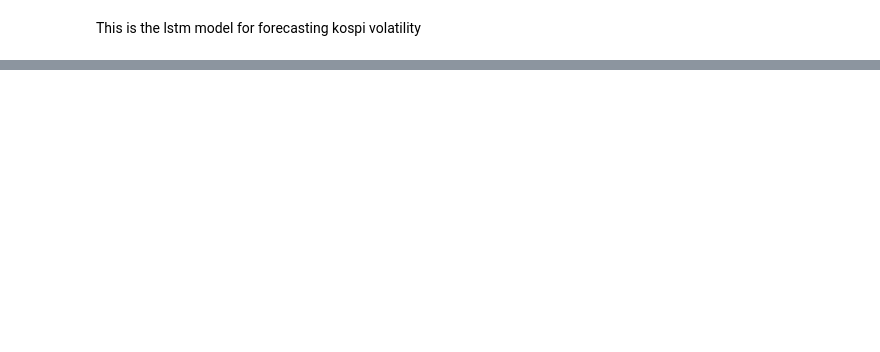
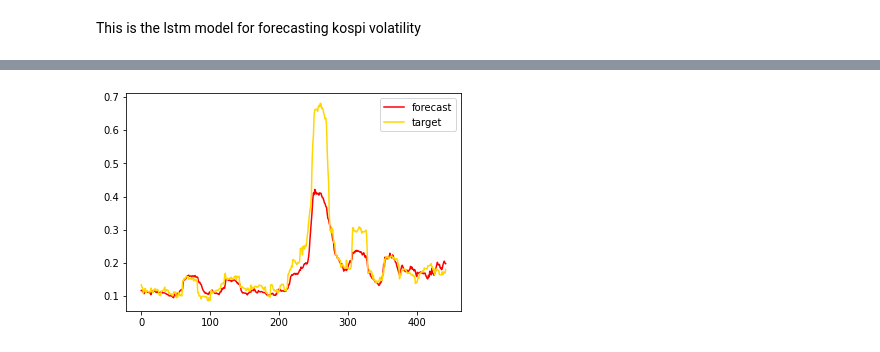
Before and after one commit to eddie8615/cs_project, a Jupyter notebook: lstm_model.ipynb, the cells around one changed output, grey strips where cells are left out. Cells and saved outputs as stored; diff of their text form; code cells hidden in the pictures; blank space fills up the shorter version.

```diff
--- a/lstm_model.ipynb
+++ b/lstm_model.ipynb
@@ -172,0 +196,28 @@ from tensorflow import keras
+# %%
+def create_model(activation='tanh', neurons1=1, neurons2=1, neurons3=1):
+    if(K.backend() == 'tensorflow'):
+        K.clear_session()
+    model = Sequential()
+    model.add(LSTM(units=2, return_sequences=False, input_shape=(Xtrain.shape[1], Xtrain.shape[2])))
+    model.add(Dropout(0.2))
+    # if(n_layers==1):
+    #     model.add(LSTM(units=n_units, return_sequences=False, input_shape=(Xtrain.shape[1], Xtrain.shape[2])))
+    # else:
+    #     for i in range(n_layers):
+    #         if(i==0):
+    #             model.add(LSTM(n_units, return_sequences=True, input_shape=(Xtrain.shape[1], Xtrain.shape[2])))
+    #             continue
+    #         if(i== n_layers-1):
+    #             model.add(LSTM(n_units, return_sequences=False))
+    #         else:
+    #             model.add(LSTM(n_units, return_sequences=True))
+    # model.add(LSTM(units=4, return_sequences=False))
+    # model.add(Dropout(0.7))
+    model.add(Dense(neurons1, activation=activation))
+    model.add(Dense(neurons2, activation=activation))
+    model.add(Dense(neurons3, activation=activation))
+    model.add(Dense(1))
+    opt = keras.optimizers.Adam(learning_rate=0.001)
+    model.compile(loss='mean_squared_error', optimizer=opt)
+    return model
+# model.fit(Xtrain, ytrain, batch_size=16, epochs=150, validation_split=0.1, shuffle=False)
@@ -172,0 +246,13 @@ from tensorflow import keras
+# %%
+forecast = model.predict(Xtest)
+rev_forecast = scaler.inverse_transform(forecast)
+rev_ytest = scaler.inverse_transform(ytest)
+# %%
+plt.plot(rev_forecast, color='red', label='forecast')
+plt.plot(rev_ytest, color='gold', label='target')
+plt.legend()
+# plt.savefig("images/single_layer_model_pred.png")
+
+plt.show()
+# %% [output]
+[figure, added]
```
Also changed, not shown: parts of 27 cells of this notebook, 9 other files.
